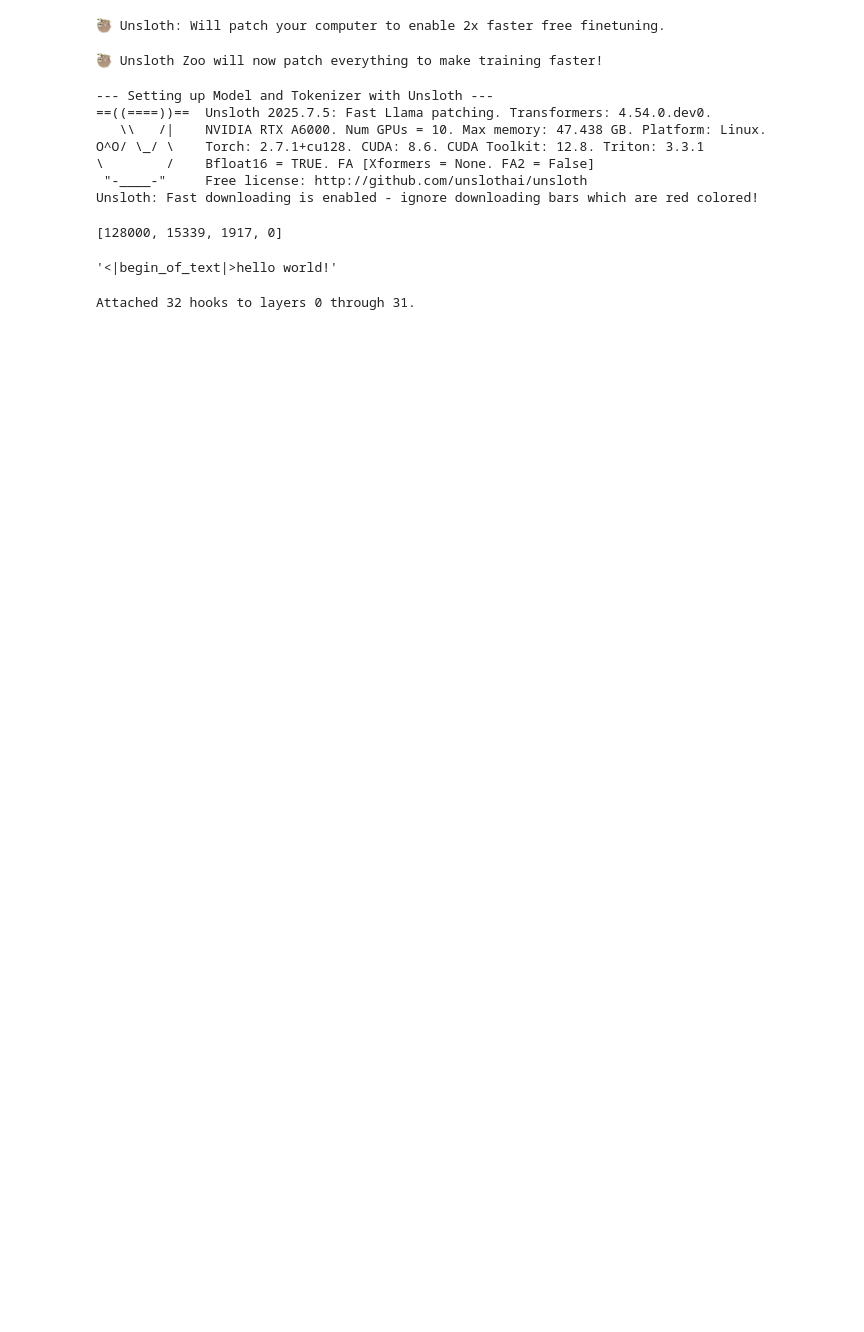
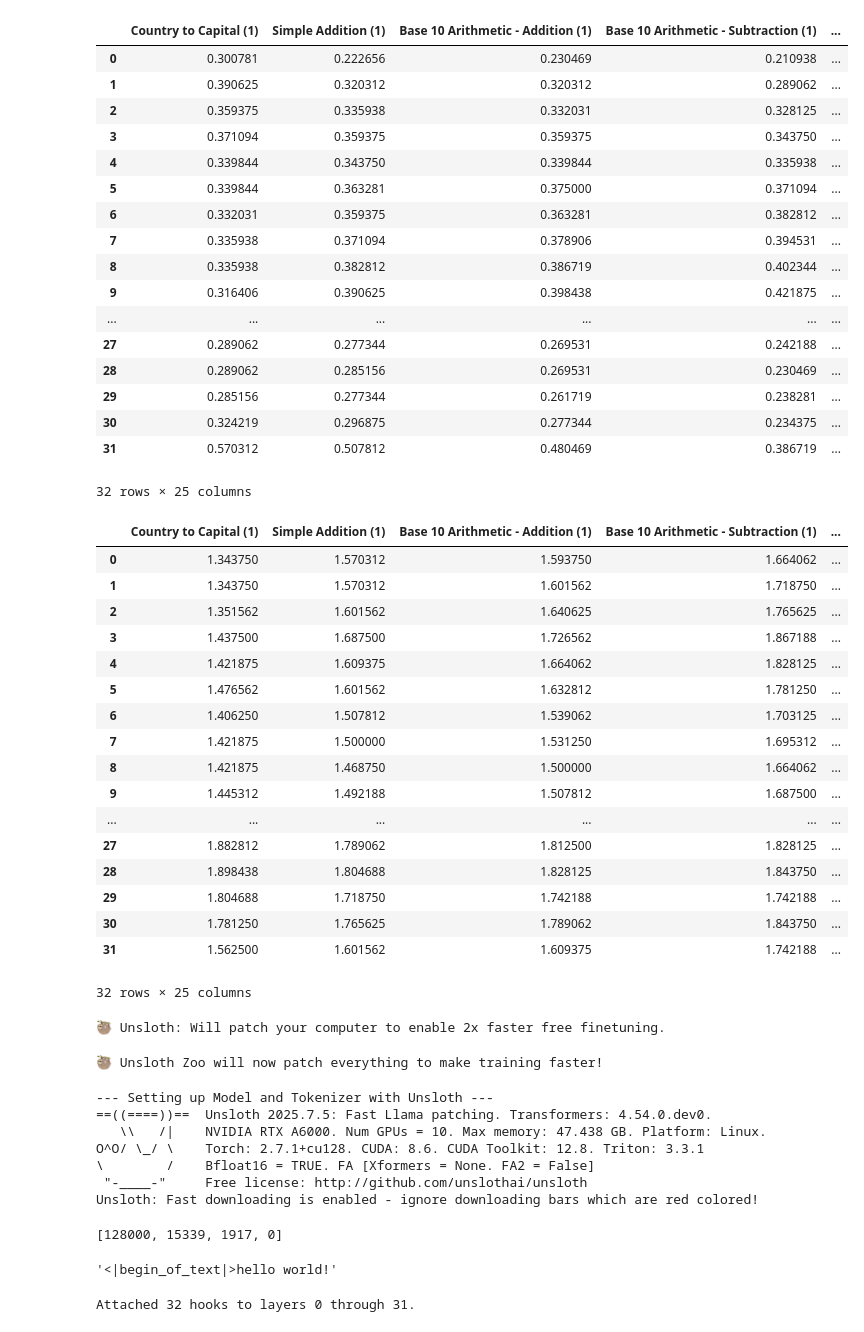
Before and after one commit to eeen17/ucct, a Jupyter notebook: explore.ipynb, the cells around one changed output. Cells and saved outputs as stored; diff of their text form; code cells hidden in the pictures; blank space fills up the shorter version.

```diff
--- a/explore.ipynb
+++ b/explore.ipynb
@@ -1,3 +1,47 @@
+# %%
+import pandas as pd
+
+d = pd.read_hdf("output/meta-llama_Meta-Llama-3.1-8B-Instruct/d_r.h5")
+rho = pd.read_hdf("output/meta-llama_Meta-Llama-3.1-8B-Instruct/rho_d.h5")
+display(d)
+display(rho)
+# %% [output]
+|  | Country to Capital (1) | Simple Addition (1) | Base 10 Arithmetic - Addition (1) | Base 10 Arithmetic - Subtraction (1) | ... |
+| 0 | 0.300781 | 0.222656 | 0.230469 | 0.210938 | ... |
+| 1 | 0.390625 | 0.320312 | 0.320312 | 0.289062 | ... |
+| 2 | 0.359375 | 0.335938 | 0.332031 | 0.328125 | ... |
+| 3 | 0.371094 | 0.359375 | 0.359375 | 0.343750 | ... |
+| 4 | 0.339844 | 0.343750 | 0.339844 | 0.335938 | ... |
+| 5 | 0.339844 | 0.363281 | 0.375000 | 0.371094 | ... |
+| 6 | 0.332031 | 0.359375 | 0.363281 | 0.382812 | ... |
+| 7 | 0.335938 | 0.371094 | 0.378906 | 0.394531 | ... |
+| 8 | 0.335938 | 0.382812 | 0.386719 | 0.402344 | ... |
+| 9 | 0.316406 | 0.390625 | 0.398438 | 0.421875 | ... |
+| ... | ... | ... | ... | ... | ... |
+| 27 | 0.289062 | 0.277344 | 0.269531 | 0.242188 | ... |
+| 28 | 0.289062 | 0.285156 | 0.269531 | 0.230469 | ... |
+| 29 | 0.285156 | 0.277344 | 0.261719 | 0.238281 | ... |
+| 30 | 0.324219 | 0.296875 | 0.277344 | 0.234375 | ... |
+| 31 | 0.570312 | 0.507812 | 0.480469 | 0.386719 | ... |
+32 rows × 25 columns
+|  | Country to Capital (1) | Simple Addition (1) | Base 10 Arithmetic - Addition (1) | Base 10 Arithmetic - Subtraction (1) | ... |
+| 0 | 1.343750 | 1.570312 | 1.593750 | 1.664062 | ... |
+| 1 | 1.343750 | 1.570312 | 1.601562 | 1.718750 | ... |
+| 2 | 1.351562 | 1.601562 | 1.640625 | 1.765625 | ... |
+| 3 | 1.437500 | 1.687500 | 1.726562 | 1.867188 | ... |
+| 4 | 1.421875 | 1.609375 | 1.664062 | 1.828125 | ... |
+| 5 | 1.476562 | 1.601562 | 1.632812 | 1.781250 | ... |
+| 6 | 1.406250 | 1.507812 | 1.539062 | 1.703125 | ... |
+| 7 | 1.421875 | 1.500000 | 1.531250 | 1.695312 | ... |
+| 8 | 1.421875 | 1.468750 | 1.500000 | 1.664062 | ... |
+| 9 | 1.445312 | 1.492188 | 1.507812 | 1.687500 | ... |
+| ... | ... | ... | ... | ... | ... |
+| 27 | 1.882812 | 1.789062 | 1.812500 | 1.828125 | ... |
+| 28 | 1.898438 | 1.804688 | 1.828125 | 1.843750 | ... |
+| 29 | 1.804688 | 1.718750 | 1.742188 | 1.742188 | ... |
+| 30 | 1.781250 | 1.765625 | 1.789062 | 1.843750 | ... |
+| 31 | 1.562500 | 1.601562 | 1.609375 | 1.742188 | ... |
+32 rows × 25 columns
 # %%
 import torch
 from unsloth import FastLanguageModel
```
Also changed, not shown: 7 other files.
